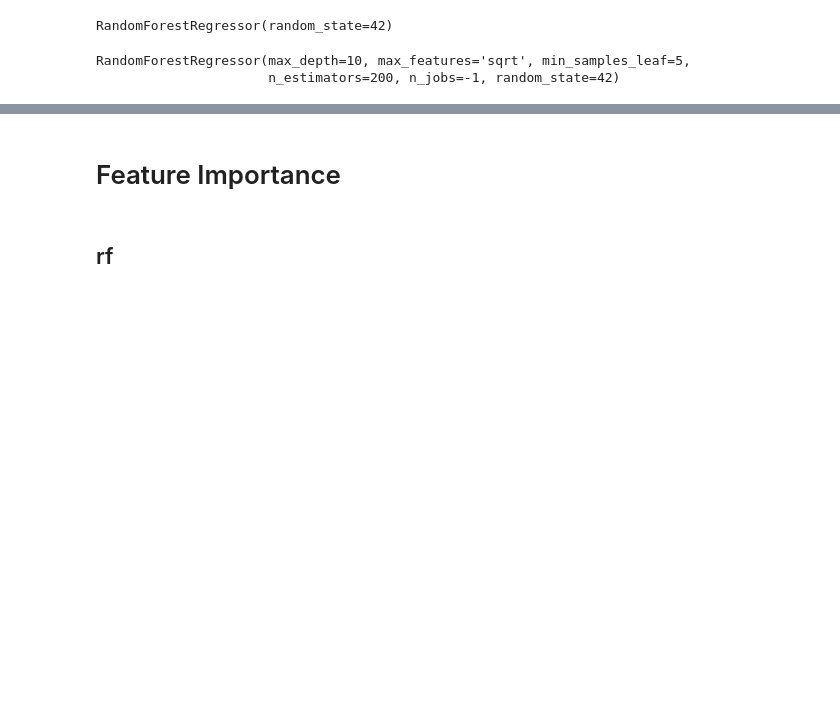
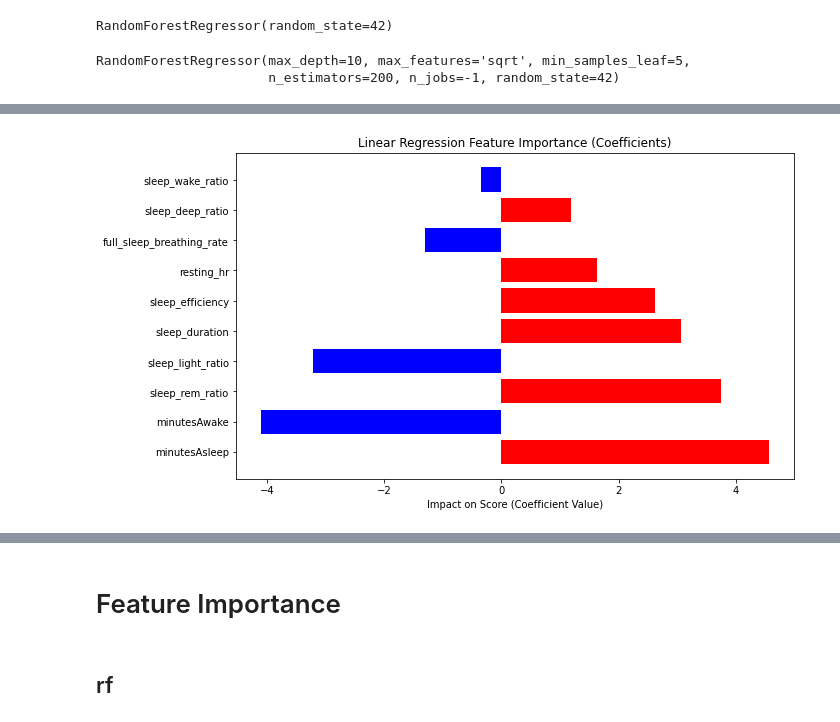
Before and after one commit to Physics-Lee/lifesnaps, a Jupyter notebook: code/main.ipynb, the cells around one changed output, grey strips where cells are left out. Saved outputs shown, nothing was run; the diff lists cells and outputs as text; code cells hidden in the pictures; blank space fills up the shorter version.

```diff
--- a/code/main.ipynb
+++ b/code/main.ipynb
@@ -541,0 +566,9 @@ evaluate_model(y_test, y_pred_test, "Test")
+# %%
+# ==========================================
+# 1. 线性回归 (Linear Regression)
+lr_model = LinearRegression()
+lr_model.fit(X_train, y_train)
+y_train_pred_lr = lr_model.predict(X_train)
+y_test_pred_lr = lr_model.predict(X_test)
+evaluate_model(y_train, y_train_pred_lr, "线性回归")
+evaluate_model(y_test, y_test_pred_lr, "线性回归")
@@ -541,0 +586,28 @@ evaluate_model(y_test, y_pred_test, "Test")
+# %%
+import pandas as pd
+import matplotlib.pyplot as plt
+
+# 假设你已经训练好了 lr_model
+# feature_names 是你 X_train 的列名列表
+feature_names = X_train.columns.tolist()
+
+# 1. 获取系数
+coefs = pd.DataFrame({
+    'Feature': feature_names,
+    'Coefficient': lr_model.coef_
+})
+
+# 2. 按绝对值排序 (看谁影响力最大，不管正负)
+coefs['Abs_Coef'] = coefs['Coefficient'].abs()
+coefs = coefs.sort_values(by='Abs_Coef', ascending=False)
+
+# 3. 画图
+plt.figure(figsize=(10, 6))
+# 颜色：红色代表正影响，蓝色代表负影响
+colors = ['red' if x > 0 else 'blue' for x in coefs['Coefficient']]
+plt.barh(coefs['Feature'], coefs['Coefficient'], color=colors)
+plt.title("Linear Regression Feature Importance (Coefficients)")
+plt.xlabel("Impact on Score (Coefficient Value)")
+plt.show()
+# %% [output]
+[figure, added]
```
Also changed, not shown: parts of 57 cells of this notebook.
